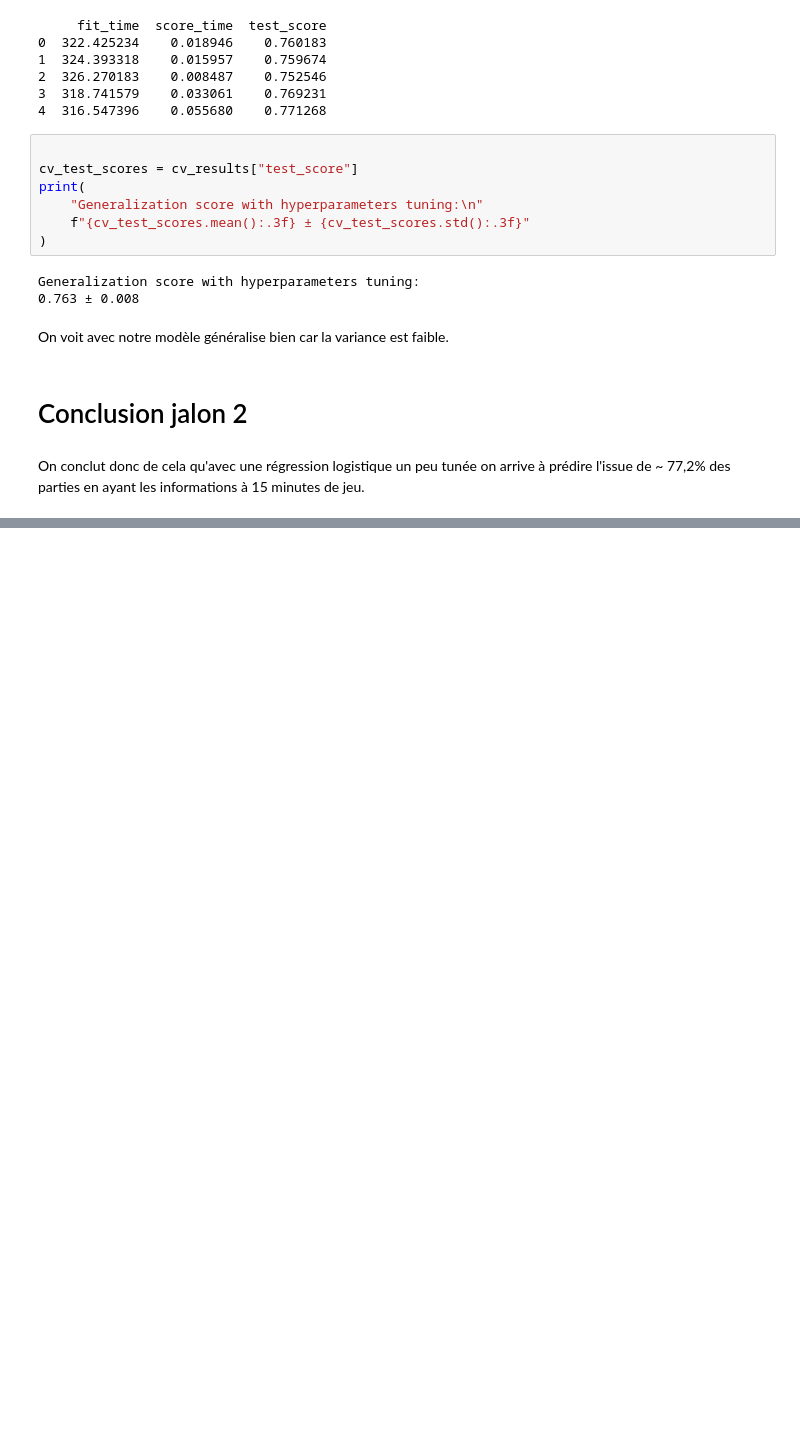
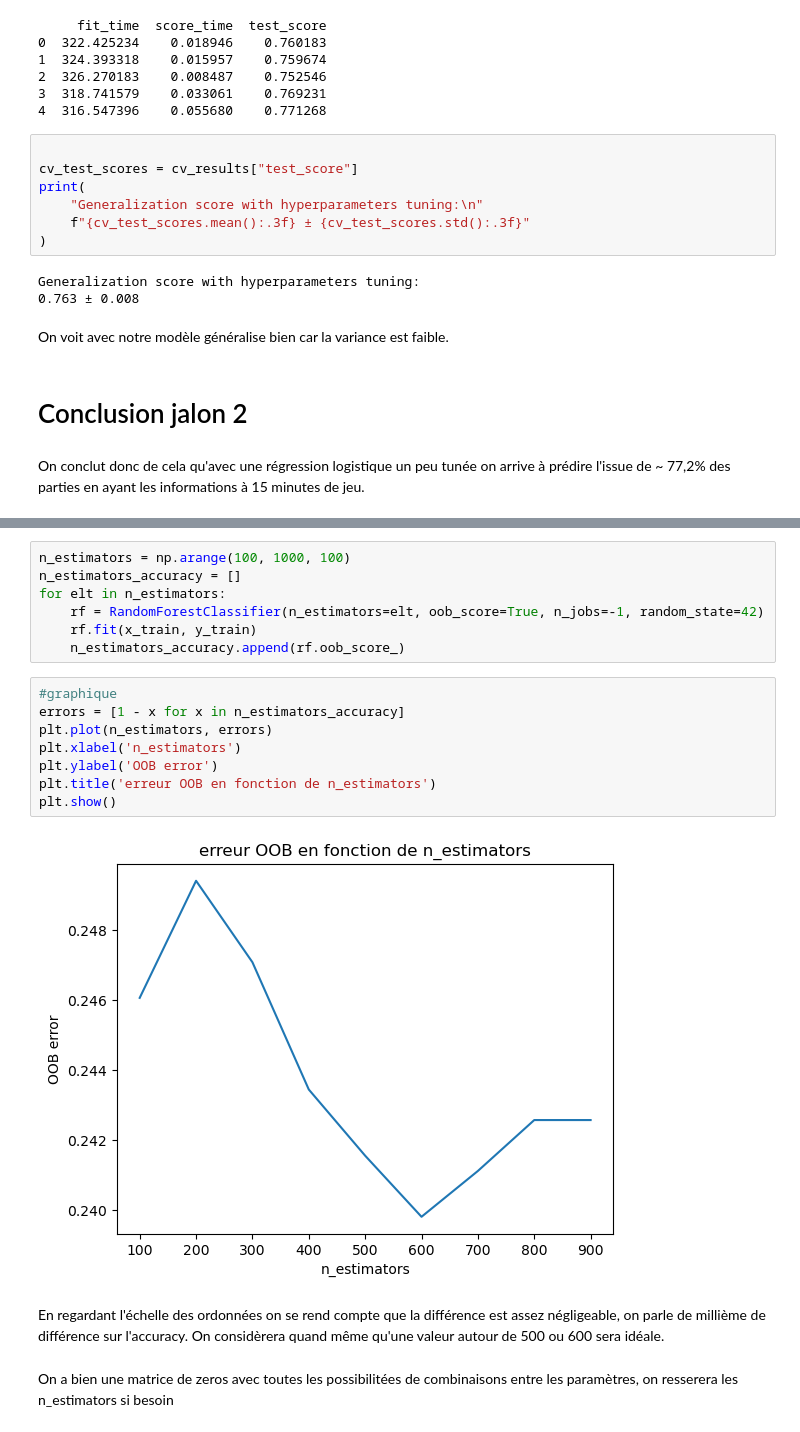
Before and after one commit to Slylio/projetLol, a Jupyter notebook: preprocessing.ipynb, the cells around one changed output, grey strips where cells are left out. Saved outputs shown, nothing was run; the diff lists cells and outputs as text; blank space fills up the shorter version.

```diff
--- a/preprocessing.ipynb
+++ b/preprocessing.ipynb
@@ -297,0 +361,21 @@ On conclut donc de cela qu'avec une régression logistique un peu tunée on arri
+# %%
+n_estimators = np.arange(100, 1000, 100)
+n_estimators_accuracy = []
+for elt in n_estimators:
+    rf = RandomForestClassifier(n_estimators=elt, oob_score=True, n_jobs=-1, random_state=42)
+    rf.fit(x_train, y_train)
+    n_estimators_accuracy.append(rf.oob_score_)
+# %%
+#graphique
+errors = [1 - x for x in n_estimators_accuracy]
+plt.plot(n_estimators, errors)
+plt.xlabel('n_estimators')
+plt.ylabel('OOB error')
+plt.title('erreur OOB en fonction de n_estimators')
+plt.show()
+# %% [output]
+[figure, added]
+# %% [markdown]
+En regardant l'échelle des ordonnées on se rend compte que la différence est assez négligeable, on parle de millième de différence sur l'accuracy. On considèrera quand même qu'une valeur autour de 500 ou 600 sera idéale.
+# %% [markdown]
+On a bien une matrice de zeros avec toutes les possibilitées de combinaisons entre les paramètres, on resserera les n_estimators si besoin
```
Also changed, not shown: parts of 24 cells of this notebook, 2 other files.
